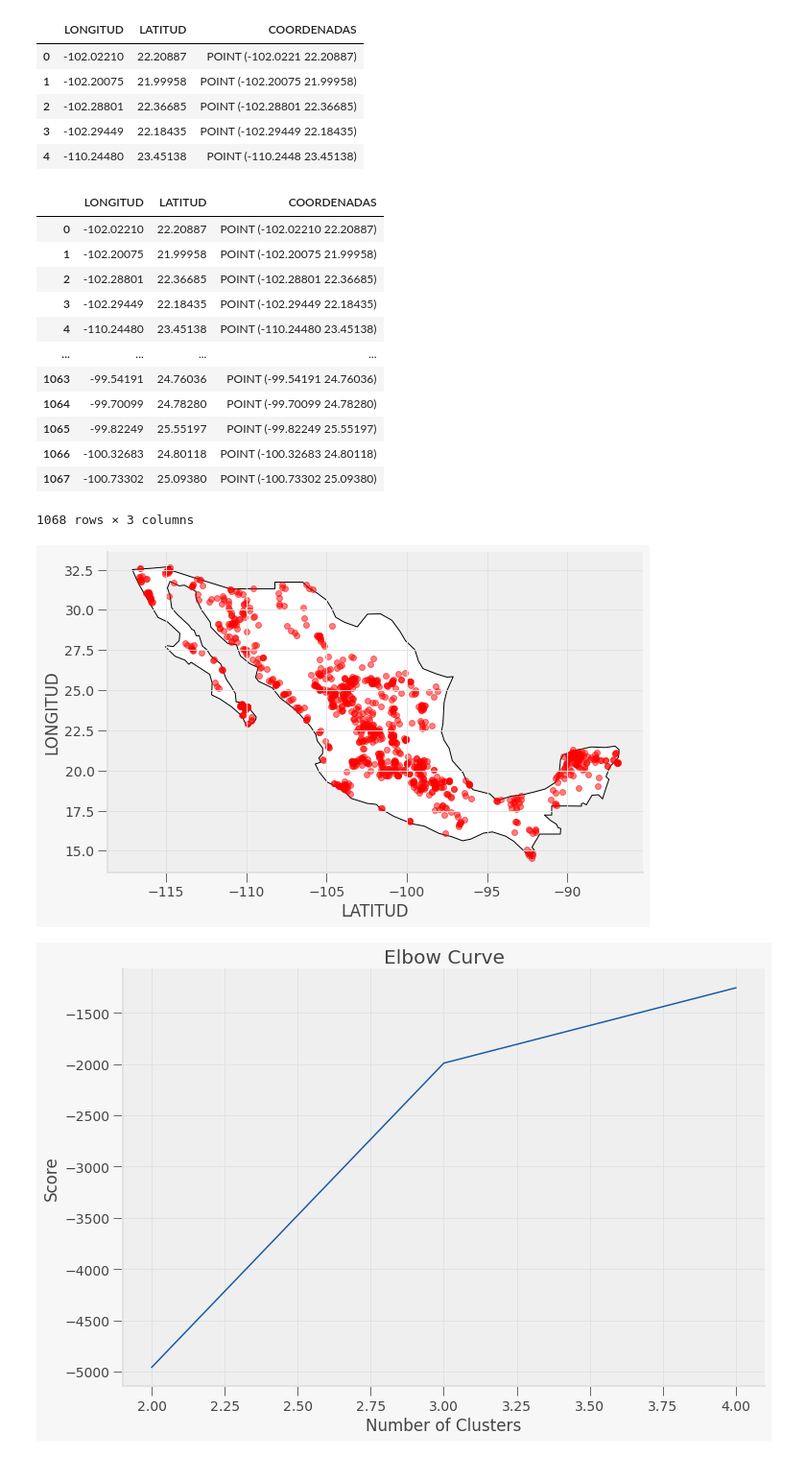
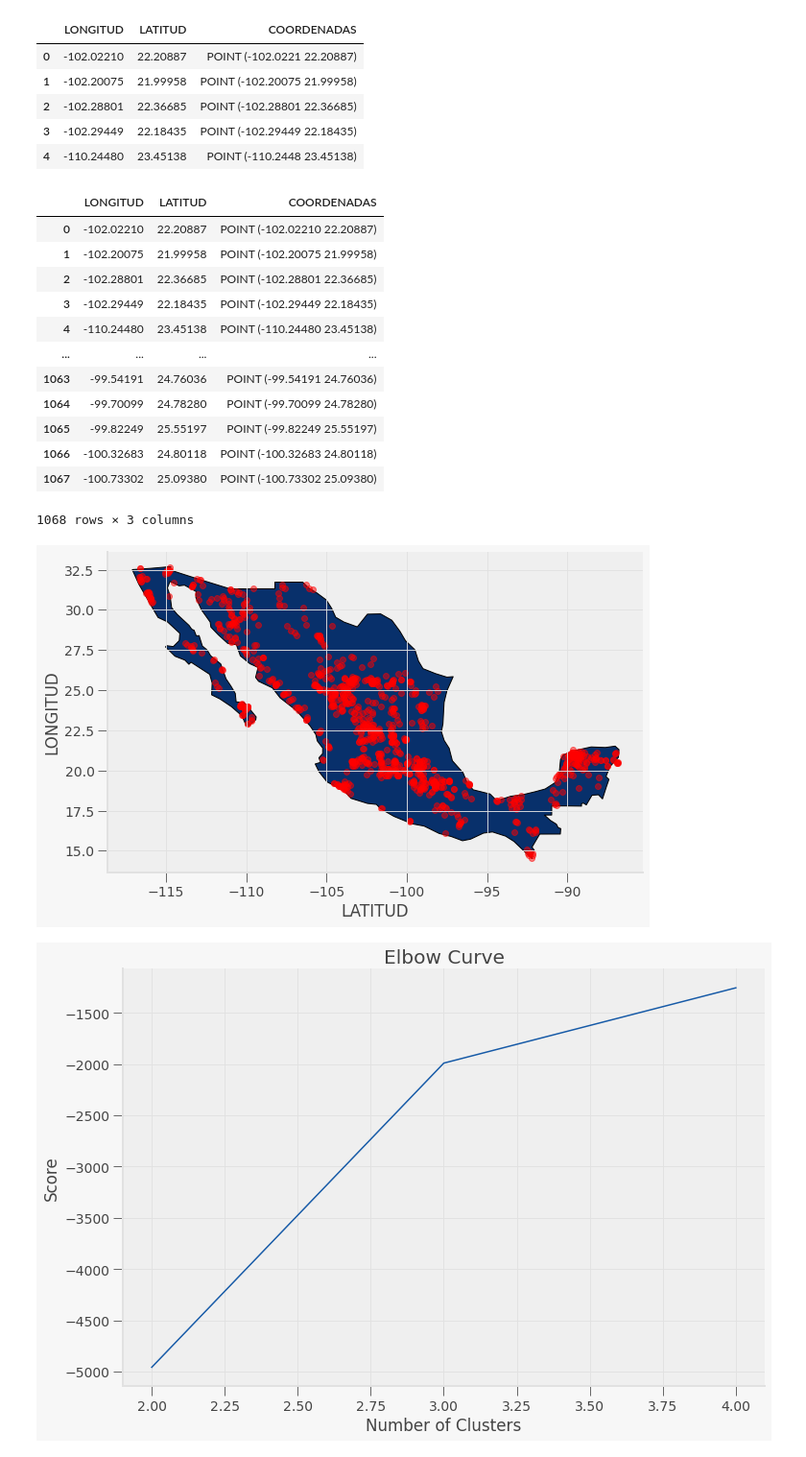
Before and after one commit to PosgradoMNA/actividades-del-projecto-equipo_98, a Jupyter notebook: Reto_DS_Parte_1.ipynb, the cells around one changed output. Shown at 96% size. Drawn from its saved outputs; the diff is of its cells as text; code cells hidden in the pictures.

```diff
--- a/Reto_DS_Parte_1.ipynb
+++ b/Reto_DS_Parte_1.ipynb
@@ -725,35 +725,35 @@ world = gpd.read_file(gpd.datasets.get_path("naturalearth_lowres"))
 
 world = world.set_index("iso_a3")
 world.name.unique()
 fig, gax = plt.subplots(figsize=(10,10))
 
 # By only plotting rows in which the continent is 'South America' we only plot SA.
-world.query("name == 'Mexico'").plot(ax=gax, edgecolor='black',color='white')
+world.query("name == 'Mexico'").plot(ax=gax, edgecolor='black', cmap='Blues_r')
 
 # By the way, if you haven't read the book 'longitude' by Dava Sobel, you should...
 gax.set_xlabel('LATITUD')
 gax.set_ylabel('LONGITUD')
 
 gax.spines['top'].set_visible(False)
 gax.spines['right'].set_visible(False)
 
 puntos_coordsub .plot(ax=gax, color='red', alpha = 0.5)
 puntos_coordsub
 # %% [output]
 |  | LONGITUD | LATITUD | COORDENADAS |
 | 0 | -102.02210 | 22.20887 | POINT (-102.02210 22.20887) |
 | 1 | -102.20075 | 21.99958 | POINT (-102.20075 21.99958) |
 | 2 | -102.28801 | 22.36685 | POINT (-102.28801 22.36685) |
 | 3 | -102.29449 | 22.18435 | POINT (-102.29449 22.18435) |
 | 4 | -110.24480 | 23.45138 | POINT (-110.24480 23.45138) |
 | ... | ... | ... | ... |
 | 1063 | -99.54191 | 24.76036 | POINT (-99.54191 24.76036) |
 | 1064 | -99.70099 | 24.78280 | POINT (-99.70099 24.78280) |
 | 1065 | -99.82249 | 25.55197 | POINT (-99.82249 25.55197) |
 | 1066 | -100.32683 | 24.80118 | POINT (-100.32683 24.80118) |
 | 1067 | -100.73302 | 25.09380 | POINT (-100.73302 25.09380) |
 1068 rows × 3 columns
-[figure, old version]
+[figure, new version]
 # %%
 from sklearn.cluster import KMeans
 
```
Also changed, not shown: parts of 24 cells of this notebook.
